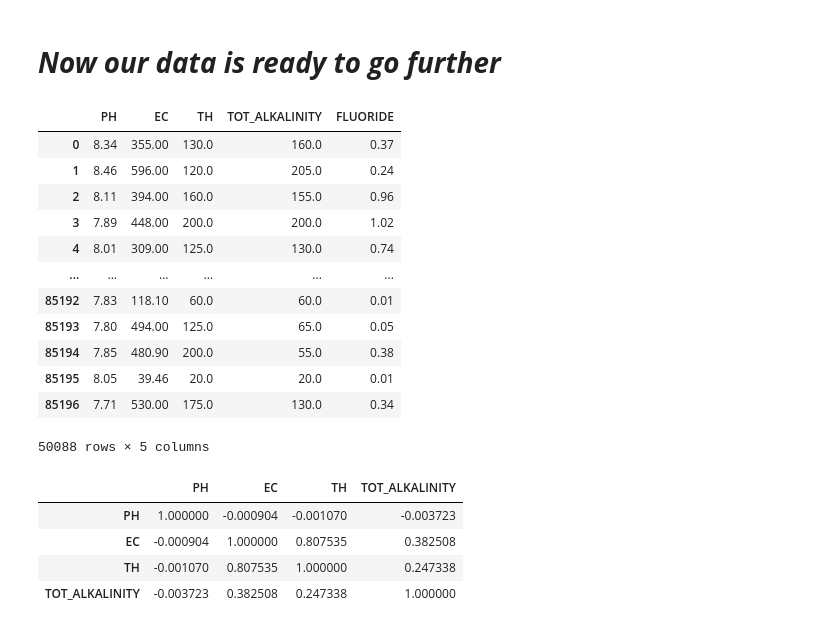
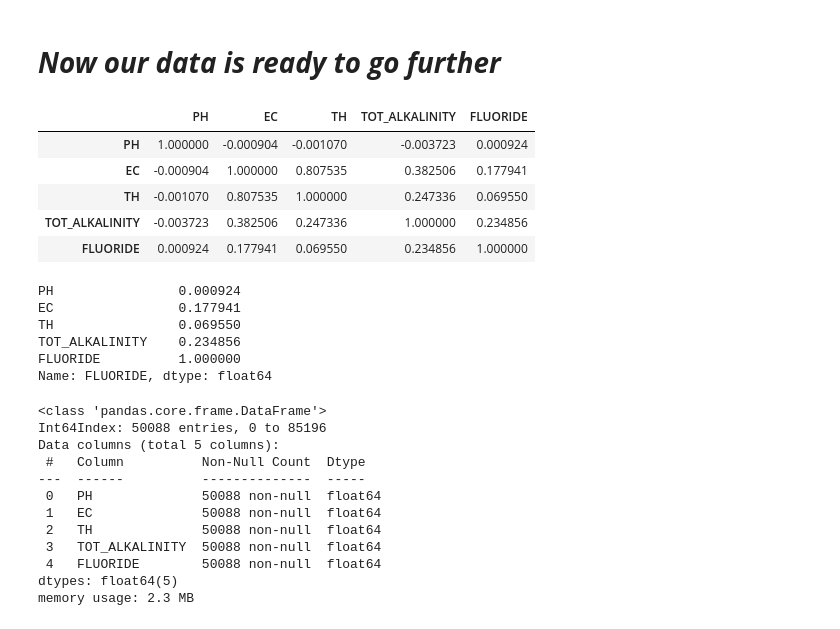
Before and after one commit to Akshay2002Singh/Water-Analysis_Python_ML, a Jupyter notebook: analysis.ipynb, the cells around one changed output. Saved outputs shown, nothing was run; the diff lists cells and outputs as text; code cells hidden in the pictures.

Commit message:
correlation finded

```diff
--- a/analysis.ipynb
+++ b/analysis.ipynb
@@ -163,9 +163,9 @@ new_data = new_data.assign(EC = new_data['EC'].fillna(new_data['EC'].median))
 # new_data.loc[:][1] = new_data['EC'].fillna(new_data['EC'].median)
 # %%
-new_data = new_data.assign(TH = new_data['TH'].fillna(new_data['TH'].median))
+# new_data = new_data.assign(TH = new_data['TH'].fillna(new_data['TH'].median))
 # new_data.loc[:][2] = new_data['TH'].fillna(new_data['TH'].median)
 # %%
-new_data = new_data.assign(TOT_ALKALINITY = new_data['TOT_ALKALINITY'].fillna(new_data['TOT_ALKALINITY'].median))
+# new_data = new_data.assign(TOT_ALKALINITY = new_data['TOT_ALKALINITY'].fillna(new_data['TOT_ALKALINITY'].median))
 # new_data.loc[:][3] = new_data['TOT_ALKALINITY'].fillna(new_data['TOT_ALKALINITY'].median)
 # %%
 new_data.count()
@@ -181,27 +183,40 @@ dtype: int64
 # %%
-new_data.astype(float)
+new_data = new_data.astype(float)
 # new_data[:][5920:5921]
 # new_data.count(axis=0)
 # new_data['FLUORIDE'].isna().sum()
-# %% [output]
-|  | PH | EC | TH | TOT_ALKALINITY | FLUORIDE |
-| 0 | 8.34 | 355.00 | 130.0 | 160.0 | 0.37 |
-| 1 | 8.46 | 596.00 | 120.0 | 205.0 | 0.24 |
-| 2 | 8.11 | 394.00 | 160.0 | 155.0 | 0.96 |
-| 3 | 7.89 | 448.00 | 200.0 | 200.0 | 1.02 |
-| 4 | 8.01 | 309.00 | 125.0 | 130.0 | 0.74 |
-| ... | ... | ... | ... | ... | ... |
-| 85192 | 7.83 | 118.10 | 60.0 | 60.0 | 0.01 |
-| 85193 | 7.80 | 494.00 | 125.0 | 65.0 | 0.05 |
-| 85194 | 7.85 | 480.90 | 200.0 | 55.0 | 0.38 |
-| 85195 | 8.05 | 39.46 | 20.0 | 20.0 | 0.01 |
-| 85196 | 7.71 | 530.00 | 175.0 | 130.0 | 0.34 |
-50088 rows × 5 columns
+# %%
+correlation_matrix = new_data.corr()
+# %%
+correlation_matrix
+# %% [output]
+|  | PH | EC | TH | TOT_ALKALINITY | FLUORIDE |
+| PH | 1.000000 | -0.000904 | -0.001070 | -0.003723 | 0.000924 |
+| EC | -0.000904 | 1.000000 | 0.807535 | 0.382506 | 0.177941 |
+| TH | -0.001070 | 0.807535 | 1.000000 | 0.247336 | 0.069550 |
+| TOT_ALKALINITY | -0.003723 | 0.382506 | 0.247336 | 1.000000 | 0.234856 |
+| FLUORIDE | 0.000924 | 0.177941 | 0.069550 | 0.234856 | 1.000000 |
+# %%
+correlation_matrix['FLUORIDE']
+# %% [output]
+PH                0.000924
+EC                0.177941
+TH                0.069550
+TOT_ALKALINITY    0.234856
+FLUORIDE          1.000000
+Name: FLUORIDE, dtype: float64
 # %%
-new_data.corr()
+new_data.info()
 # %% [output]
-|  | PH | EC | TH | TOT_ALKALINITY |
-| PH | 1.000000 | -0.000904 | -0.001070 | -0.003723 |
-| EC | -0.000904 | 1.000000 | 0.807535 | 0.382508 |
-| TH | -0.001070 | 0.807535 | 1.000000 | 0.247338 |
-| TOT_ALKALINITY | -0.003723 | 0.382508 | 0.247338 | 1.000000 |
+<class 'pandas.core.frame.DataFrame'>
+Int64Index: 50088 entries, 0 to 85196
+Data columns (total 5 columns):
+ #   Column          Non-Null Count  Dtype
+---  ------          --------------  -----
+ 0   PH              50088 non-null  float64
+ 1   EC              50088 non-null  float64
+ 2   TH              50088 non-null  float64
+ 3   TOT_ALKALINITY  50088 non-null  float64
+ 4   FLUORIDE        50088 non-null  float64
+dtypes: float64(5)
+memory usage: 2.3 MB
```
Also changed, not shown: parts of 7 cells of this notebook, 3 other files.
